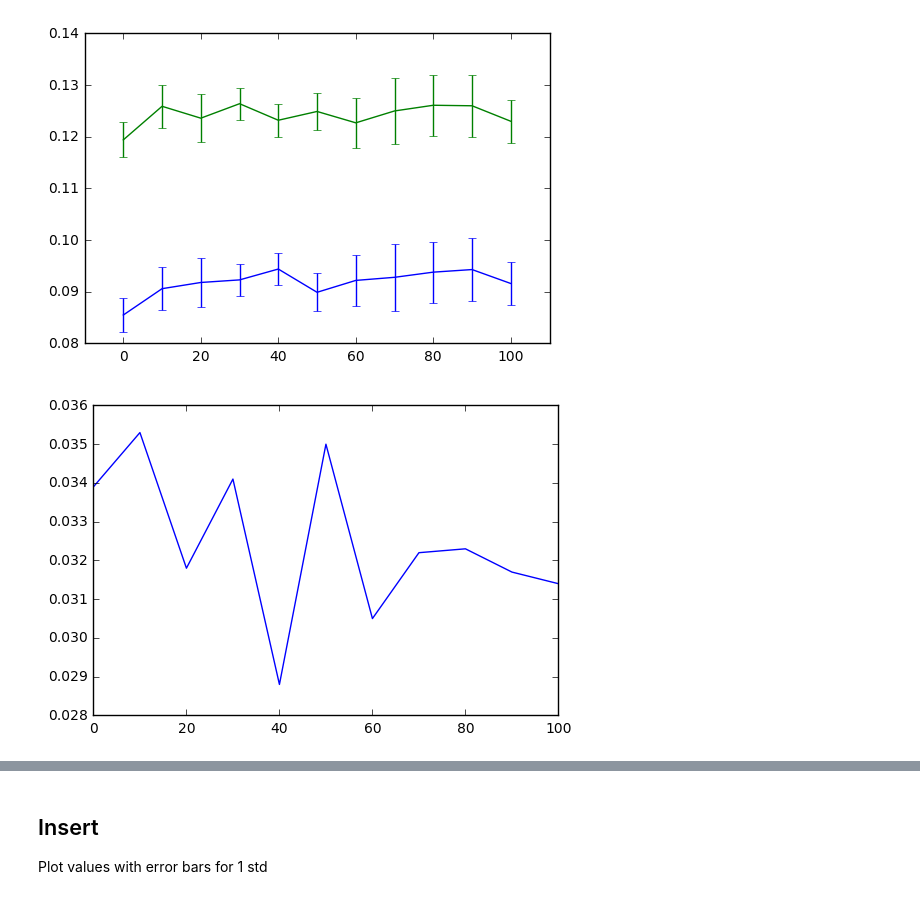
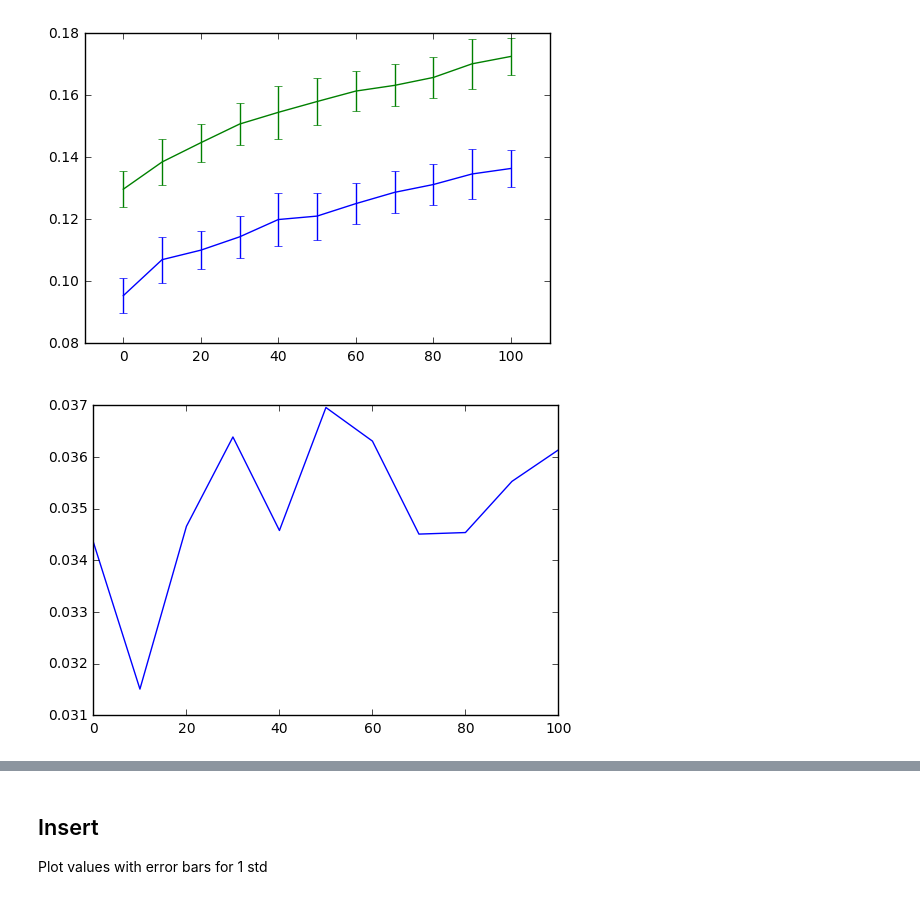
Before and after one commit to ezig/shilldb, a Jupyter notebook: experiments/queries/microbenchmarks.ipynb, the cells around one changed output, grey strips where cells are left out. Saved outputs shown, nothing was run; the diff lists cells and outputs as text; code cells hidden in the pictures.

```diff
--- a/experiments/queries/microbenchmarks.ipynb
+++ b/experiments/queries/microbenchmarks.ipynb
@@ -20,8 +20,8 @@ def plot_benchmark(fsuffix):
 
     (s.mean() - d.mean())[1:].plot()
 # %%
-plot_benchmark("aaa")
+plot_benchmark("update_revised_large")
 # %% [output]
-[figure, old version]
+[figure, new version]
-[figure, old version]
+[figure, new version]
 # %%
```
Also changed, not shown: parts of 1 cell of this notebook, 1 other file.
